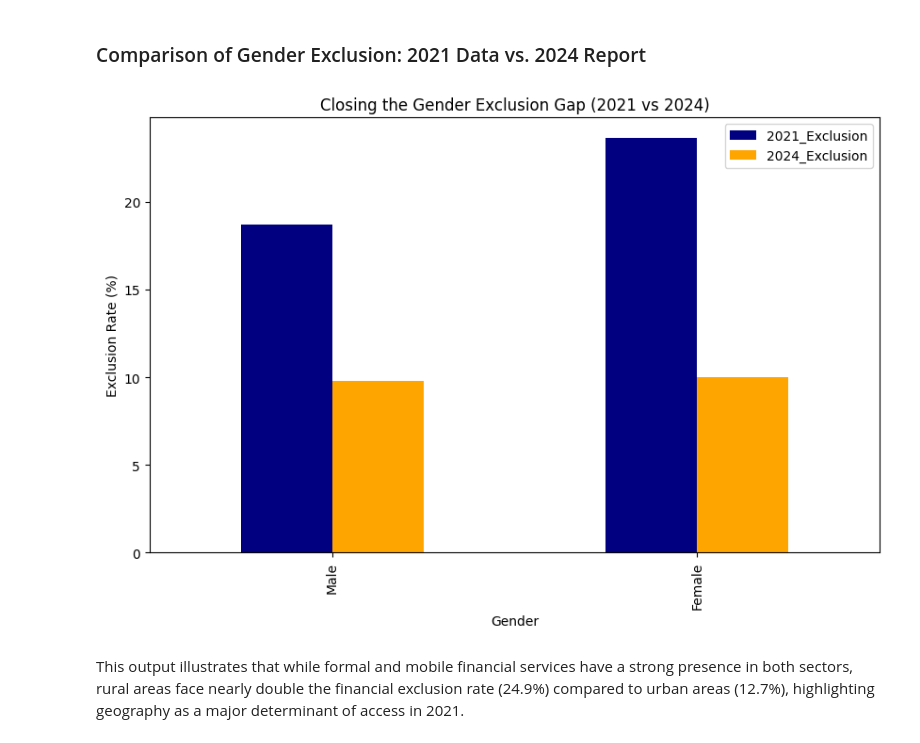
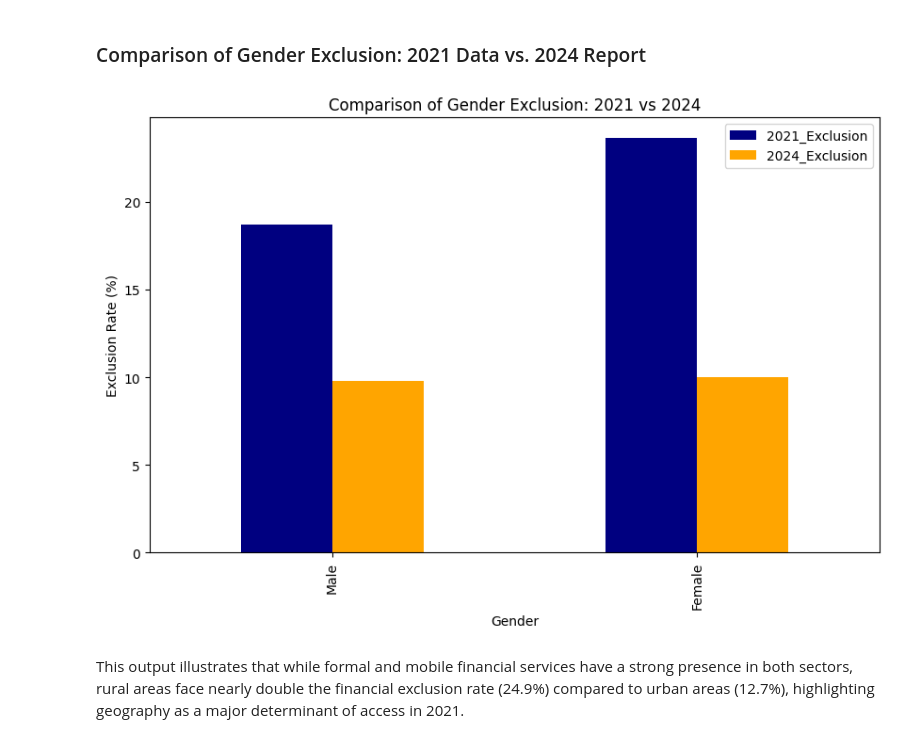
Before and after one commit to ChairoSolutions/Kenya-financial-inclusion-risk, a Jupyter notebook: notebooks-03_eda_subgroup_analysis.ipynb.ipynb, the cells around one changed output. Cells and saved outputs as stored; diff of their text form; code cells hidden in the pictures.

Commit message:
Gender diaparities

```diff
--- a/notebooks-03_eda_subgroup_analysis.ipynb.ipynb
+++ b/notebooks-03_eda_subgroup_analysis.ipynb.ipynb
@@ -1525,20 +1525,19 @@ This visualization captures the 2021 geographic access gap where exclusion was n
 ### Comparison of Gender Exclusion: 2021 Data vs. 2024 Report
 # %%
 # Compare Gender Exclusion from your 2021 data vs 2024 Report
-# Note: 'A10i' is your gender column
 gender_2021 = df.groupby('A10i')['financial_exclusion'].mean() * 100
 
 gender_trend = pd.DataFrame({
     'Gender': ['Male', 'Female'],
     '2021_Exclusion': [gender_2021.get('Male', 0), gender_2021.get('Female', 0)],
     '2024_Exclusion': [9.8, 10.0] # 2024 parity data
 })
 
 gender_trend.plot(kind='bar', x='Gender', figsize=(10,6), color=['navy', 'orange'])
-plt.title('Closing the Gender Exclusion Gap (2021 vs 2024)')
+plt.title('Comparison of Gender Exclusion: 2021 vs 2024')
 plt.ylabel('Exclusion Rate (%)')
 plt.show()
 # %% [output]
-[figure, old version]
+[figure, new version]
 # %% [markdown]
 This output illustrates that while formal and mobile financial services have a strong presence in both sectors, rural areas face nearly double the financial exclusion rate (24.9%) compared to urban areas (12.7%), highlighting geography as a major determinant of access in 2021.
```
Also changed, not shown: parts of 1 cell of this notebook.
